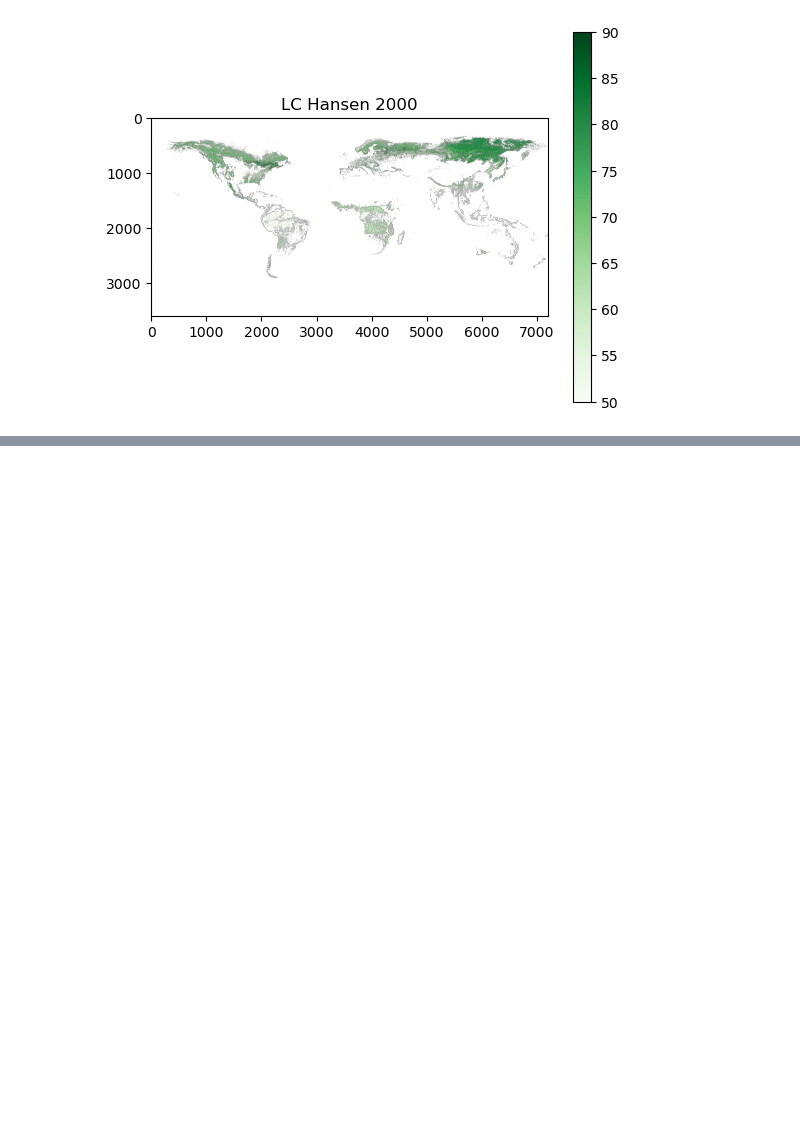
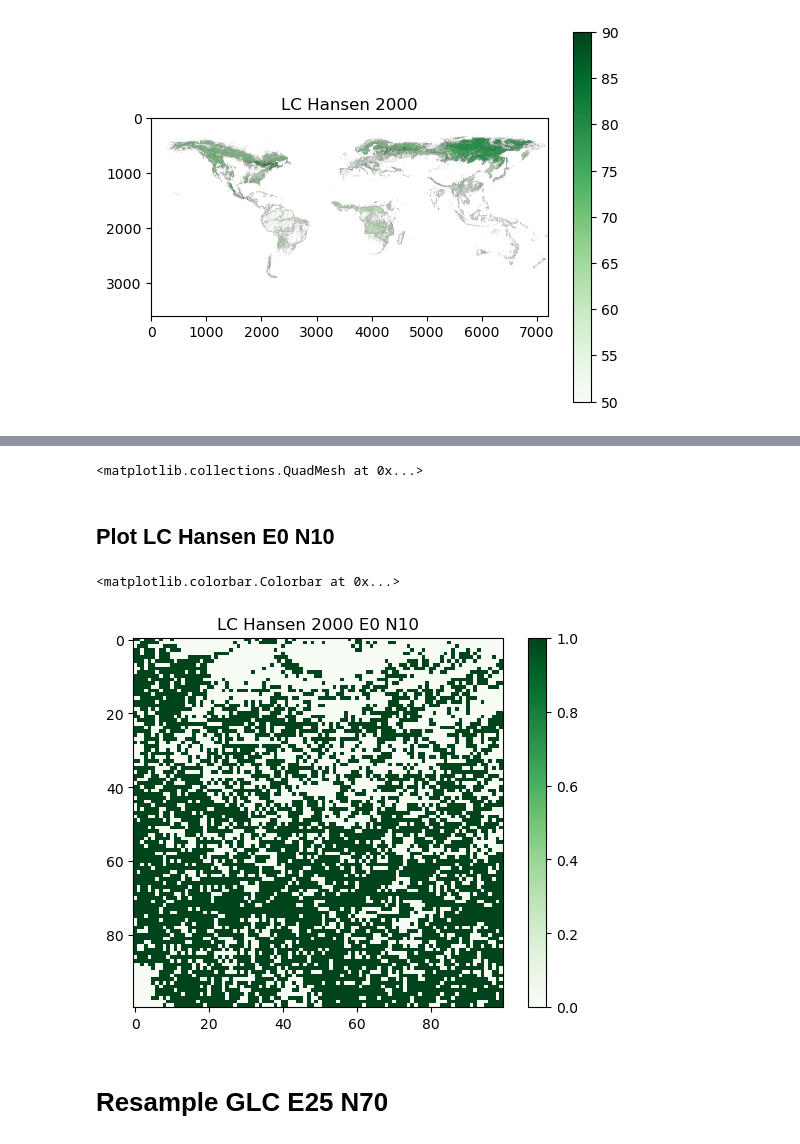
Before and after one commit to MinttuPekkala/Unibe_transmissivity_maps, a Jupyter notebook: Land_cover_differences.ipynb, the cells around one changed output, grey strips where cells are left out. Saved outputs shown, nothing was run; the diff lists cells and outputs as text; code cells hidden in the pictures; blank space fills up the shorter version.

```diff
--- a/Land_cover_differences.ipynb
+++ b/Land_cover_differences.ipynb
@@ -235,0 +288,6 @@ pyplot.colorbar()
+# %%
+GLC_FCS302000E25N70band1filtered.plot()
+# %% [output]
+<matplotlib.collections.QuadMesh at 0x...>
+# %% [markdown]
+## Plot LC Hansen E0 N10
@@ -235,0 +296,17 @@ pyplot.colorbar()
+# %%
+with rasterio.open(path_LC_Hansen) as src:
+    window = from_bounds(minx, miny, maxx, maxy, src.transform)
+    subset = src.read(1, window=window)
+
+maskLCHansen2000E0N10 = (subset >= 50) & (subset <= 90)
+# Apply mask (set others to NaN for visualization)
+filteredLCHansen2000E0N10 = np.where(maskLCHansen2000E0N10, subset, np.nan)
+
+pyplot.imshow(maskLCHansen2000E0N10, cmap='Greens')
+pyplot.title("LC Hansen 2000 E0 N10")
+pyplot.colorbar()
+# %% [output]
+<matplotlib.colorbar.Colorbar at 0x...>
+[figure, added]
+# %% [markdown]
+# Resample GLC E25 N70
```
Also changed, not shown: parts of 65 cells of this notebook, 2 other files.
